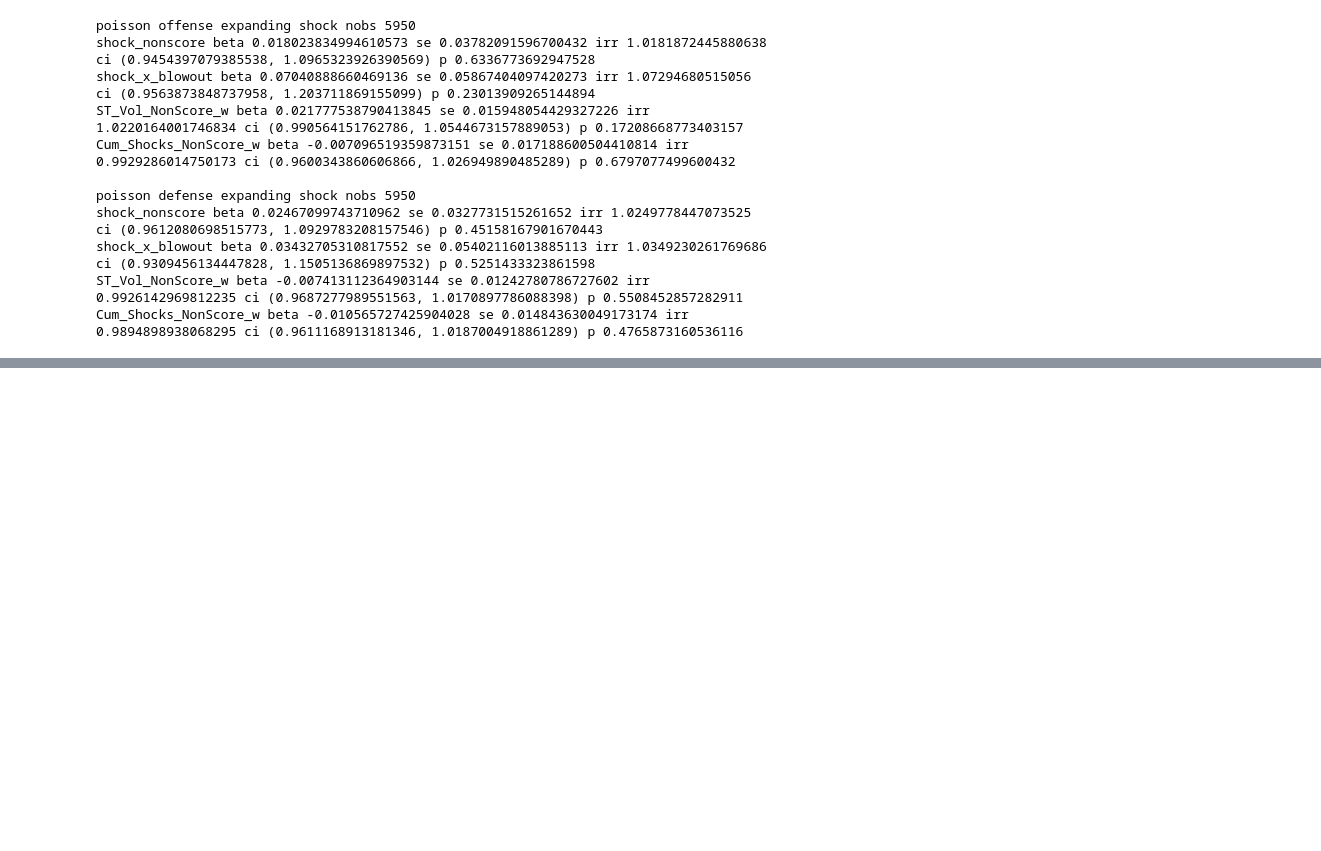
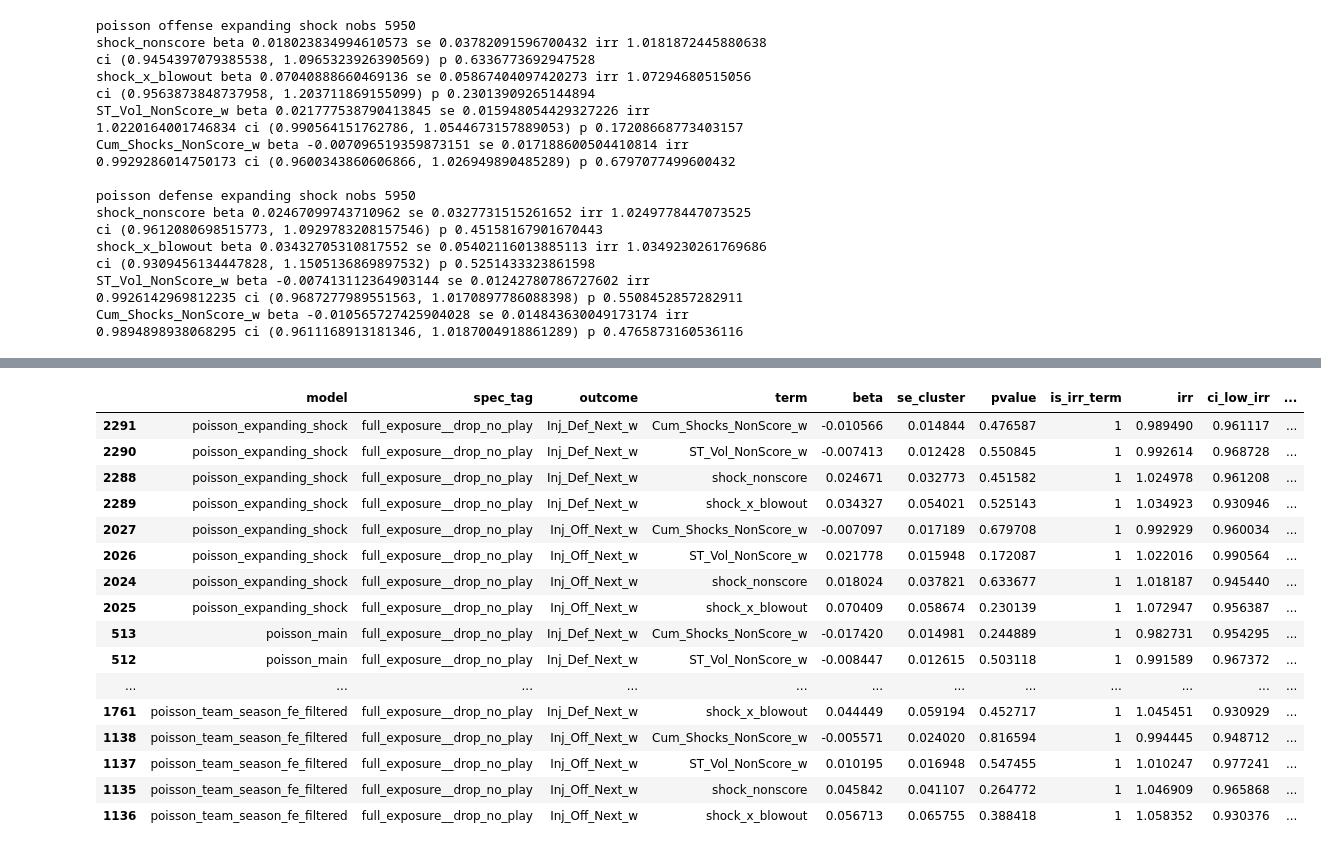
Before and after one commit to SiddharthKorukonda/2025-26-NFLPA-Data-Analytics-Case-Competition, a Jupyter notebook: notebooks/13_specify_main_count_outcome_models.ipynb, the cells around one changed output, grey strips where cells are left out. Saved outputs shown, nothing was run; the diff lists cells and outputs as text; code cells hidden in the pictures; blank space fills up the shorter version.

Commit message:
Step 13 export model results table to DuckDB and csv

```diff
--- a/notebooks/13_specify_main_count_outcome_models.ipynb
+++ b/notebooks/13_specify_main_count_outcome_models.ipynb
@@ -619,0 +625,66 @@ Cum_Shocks_NonScore_w beta -0.010565727425904028 se 0.014843630049173174 irr 0.9
+# %%
+def tidy_res(res, model_name: str, outcome_name: str, spec_tag: str, irr_terms: list) -> pd.DataFrame:
+    params = res.params.copy()
+    bse = res.bse.copy()
+    pvals = res.pvalues.copy()
+
+    out = pd.DataFrame({
+        "model": model_name,
+        "spec_tag": spec_tag,
+        "outcome": outcome_name,
+        "term": params.index.astype(str),
+        "beta": params.values.astype(float),
+        "se_cluster": bse.values.astype(float),
+        "pvalue": pvals.values.astype(float),
+    })
+
+    irr_terms_set = set(irr_terms)
+    out["is_irr_term"] = out["term"].apply(lambda x: 1 if x in irr_terms_set else 0)
+
+    out["irr"] = np.nan
+    out["ci_low_irr"] = np.nan
+    out["ci_high_irr"] = np.nan
+
+    mask = out["is_irr_term"] == 1
+    out.loc[mask, "irr"] = np.exp(out.loc[mask, "beta"])
+    out.loc[mask, "ci_low_irr"] = np.exp(out.loc[mask, "beta"] - 1.96 * out.loc[mask, "se_cluster"])
+    out.loc[mask, "ci_high_irr"] = np.exp(out.loc[mask, "beta"] + 1.96 * out.loc[mask, "se_cluster"])
+
+    out["nobs"] = int(res.nobs)
+    out["aic"] = float(getattr(res, "aic", np.nan))
+    out["bic"] = float(getattr(res, "bic", np.nan))
+    out["llf"] = float(getattr(res, "llf", np.nan))
+    return out
+
+key_terms = ["shock_nonscore", "shock_x_blowout", "ST_Vol_NonScore_w", "Cum_Shocks_NonScore_w"]
+
+results = []
+
+results.append(tidy_res(pois_off, "poisson_main", OUTCOME_OFF, spec_off_used, key_terms))
+results.append(tidy_res(pois_def, "poisson_main", OUTCOME_DEF, spec_def_used, key_terms))
+
+results.append(tidy_res(pois_off_ts, "poisson_team_season_fe_filtered", OUTCOME_OFF, spec_off_used, key_terms))
+results.append(tidy_res(pois_def_ts, "poisson_team_season_fe_filtered", OUTCOME_DEF, spec_def_used, key_terms))
+
+results.append(tidy_res(pois_off_exp, "poisson_expanding_shock", OUTCOME_OFF, spec_off_used, key_terms))
+results.append(tidy_res(pois_def_exp, "poisson_expanding_shock", OUTCOME_DEF, spec_def_used, key_terms))
+
+results_df = pd.concat(results, ignore_index=True)
+
+key_keep = set(key_terms)
+results_df["is_key_term"] = results_df["term"].apply(lambda x: 1 if x in key_keep else 0)
+
+con.register("step13_results_tmp", results_df)
+con.execute("CREATE OR REPLACE TABLE step13_model_results AS SELECT * FROM step13_results_tmp")
+con.unregister("step13_results_tmp")
+
+out_dir = Path("../outputs")
+out_dir.mkdir(parents=True, exist_ok=True)
+csv_path = out_dir / "step13_model_results.csv"
+results_df.to_csv(csv_path, index=False)
+
+print("wrote duckdb table step13_model_results")
+print("wrote csv", csv_path.resolve())
+
+results_df.query("is_key_term == 1").sort_values(["model", "outcome", "term"]).head(30)
+# %% [output]
@@ -619,0 +693,17 @@ Cum_Shocks_NonScore_w beta -0.010565727425904028 se 0.014843630049173174 irr 0.9
+|  | model | spec_tag | outcome | term | beta | se_cluster | pvalue | is_irr_term | irr | ci_low_irr | ... |
+| 2291 | poisson_expanding_shock | full_exposure__drop_no_play | Inj_Def_Next_w | Cum_Shocks_NonScore_w | -0.010566 | 0.014844 | 0.476587 | 1 | 0.989490 | 0.961117 | ... |
+| 2290 | poisson_expanding_shock | full_exposure__drop_no_play | Inj_Def_Next_w | ST_Vol_NonScore_w | -0.007413 | 0.012428 | 0.550845 | 1 | 0.992614 | 0.968728 | ... |
+| 2288 | poisson_expanding_shock | full_exposure__drop_no_play | Inj_Def_Next_w | shock_nonscore | 0.024671 | 0.032773 | 0.451582 | 1 | 1.024978 | 0.961208 | ... |
+| 2289 | poisson_expanding_shock | full_exposure__drop_no_play | Inj_Def_Next_w | shock_x_blowout | 0.034327 | 0.054021 | 0.525143 | 1 | 1.034923 | 0.930946 | ... |
+| 2027 | poisson_expanding_shock | full_exposure__drop_no_play | Inj_Off_Next_w | Cum_Shocks_NonScore_w | -0.007097 | 0.017189 | 0.679708 | 1 | 0.992929 | 0.960034 | ... |
+| 2026 | poisson_expanding_shock | full_exposure__drop_no_play | Inj_Off_Next_w | ST_Vol_NonScore_w | 0.021778 | 0.015948 | 0.172087 | 1 | 1.022016 | 0.990564 | ... |
+| 2024 | poisson_expanding_shock | full_exposure__drop_no_play | Inj_Off_Next_w | shock_nonscore | 0.018024 | 0.037821 | 0.633677 | 1 | 1.018187 | 0.945440 | ... |
+| 2025 | poisson_expanding_shock | full_exposure__drop_no_play | Inj_Off_Next_w | shock_x_blowout | 0.070409 | 0.058674 | 0.230139 | 1 | 1.072947 | 0.956387 | ... |
+| 513 | poisson_main | full_exposure__drop_no_play | Inj_Def_Next_w | Cum_Shocks_NonScore_w | -0.017420 | 0.014981 | 0.244889 | 1 | 0.982731 | 0.954295 | ... |
+| 512 | poisson_main | full_exposure__drop_no_play | Inj_Def_Next_w | ST_Vol_NonScore_w | -0.008447 | 0.012615 | 0.503118 | 1 | 0.991589 | 0.967372 | ... |
+| ... | ... | ... | ... | ... | ... | ... | ... | ... | ... | ... | ... |
+| 1761 | poisson_team_season_fe_filtered | full_exposure__drop_no_play | Inj_Def_Next_w | shock_x_blowout | 0.044449 | 0.059194 | 0.452717 | 1 | 1.045451 | 0.930929 | ... |
+| 1138 | poisson_team_season_fe_filtered | full_exposure__drop_no_play | Inj_Off_Next_w | Cum_Shocks_NonScore_w | -0.005571 | 0.024020 | 0.816594 | 1 | 0.994445 | 0.948712 | ... |
+| 1137 | poisson_team_season_fe_filtered | full_exposure__drop_no_play | Inj_Off_Next_w | ST_Vol_NonScore_w | 0.010195 | 0.016948 | 0.547455 | 1 | 1.010247 | 0.977241 | ... |
+| 1135 | poisson_team_season_fe_filtered | full_exposure__drop_no_play | Inj_Off_Next_w | shock_nonscore | 0.045842 | 0.041107 | 0.264772 | 1 | 1.046909 | 0.965868 | ... |
+| 1136 | poisson_team_season_fe_filtered | full_exposure__drop_no_play | Inj_Off_Next_w | shock_x_blowout | 0.056713 | 0.065755 | 0.388418 | 1 | 1.058352 | 0.930376 | ... |
```
Also changed, not shown: parts of 3 cells of this notebook.
